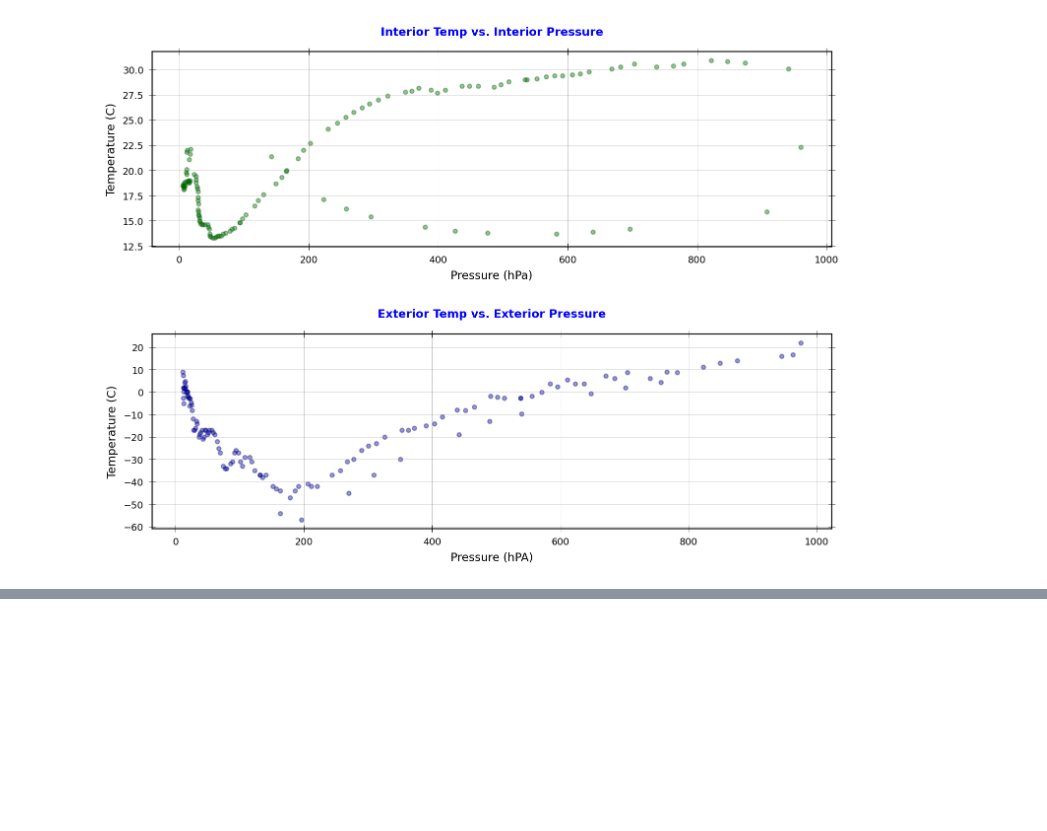
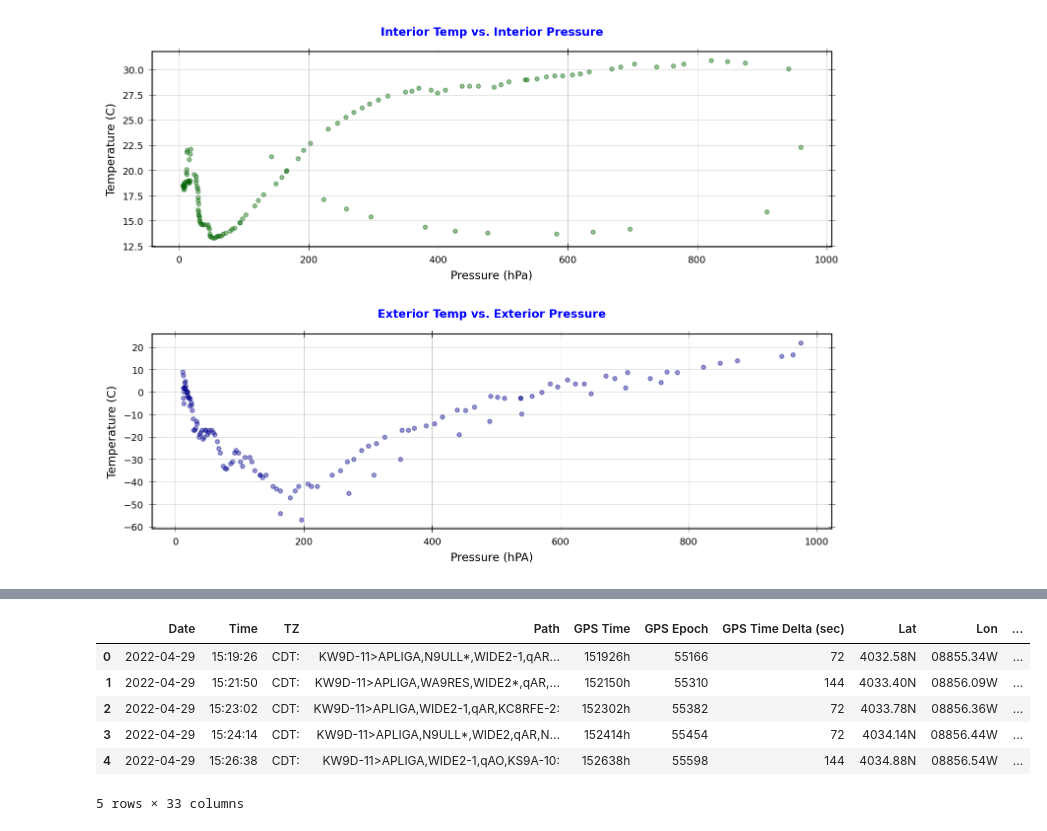
Before and after one commit to StateFarm-STEM/pyinthesky, a Jupyter notebook: Flight Data.ipynb, the cells around one changed output, grey strips where cells are left out. Drawn from its saved outputs; the diff is of its cells as text; code cells hidden in the pictures; blank space fills up the shorter version.

```diff
--- a/Flight Data.ipynb
+++ b/Flight Data.ipynb
@@ -258,0 +312,10 @@ plt.show()
+# %%
+df.head(5)
+# %% [output]
+|  | Date | Time | TZ | Path | GPS Time | GPS Epoch | GPS Time Delta (sec) | Lat | Lon | ... |
+| 0 | 2022-04-29 | 15:19:26 | CDT: | KW9D-11>APLIGA,N9ULL*,WIDE2-1,qAR... | 151926h | 55166 | 72 | 4032.58N | 08855.34W | ... |
+| 1 | 2022-04-29 | 15:21:50 | CDT: | KW9D-11>APLIGA,WA9RES,WIDE2*,qAR,... | 152150h | 55310 | 144 | 4033.40N | 08856.09W | ... |
+| 2 | 2022-04-29 | 15:23:02 | CDT: | KW9D-11>APLIGA,WIDE2-1,qAR,KC8RFE-2: | 152302h | 55382 | 72 | 4033.78N | 08856.36W | ... |
+| 3 | 2022-04-29 | 15:24:14 | CDT: | KW9D-11>APLIGA,N9ULL*,WIDE2,qAR,N... | 152414h | 55454 | 72 | 4034.14N | 08856.44W | ... |
+| 4 | 2022-04-29 | 15:26:38 | CDT: | KW9D-11>APLIGA,WIDE2-1,qAO,KS9A-10: | 152638h | 55598 | 144 | 4034.88N | 08856.54W | ... |
+5 rows × 33 columns
```
Also changed, not shown: parts of 17 cells of this notebook.
